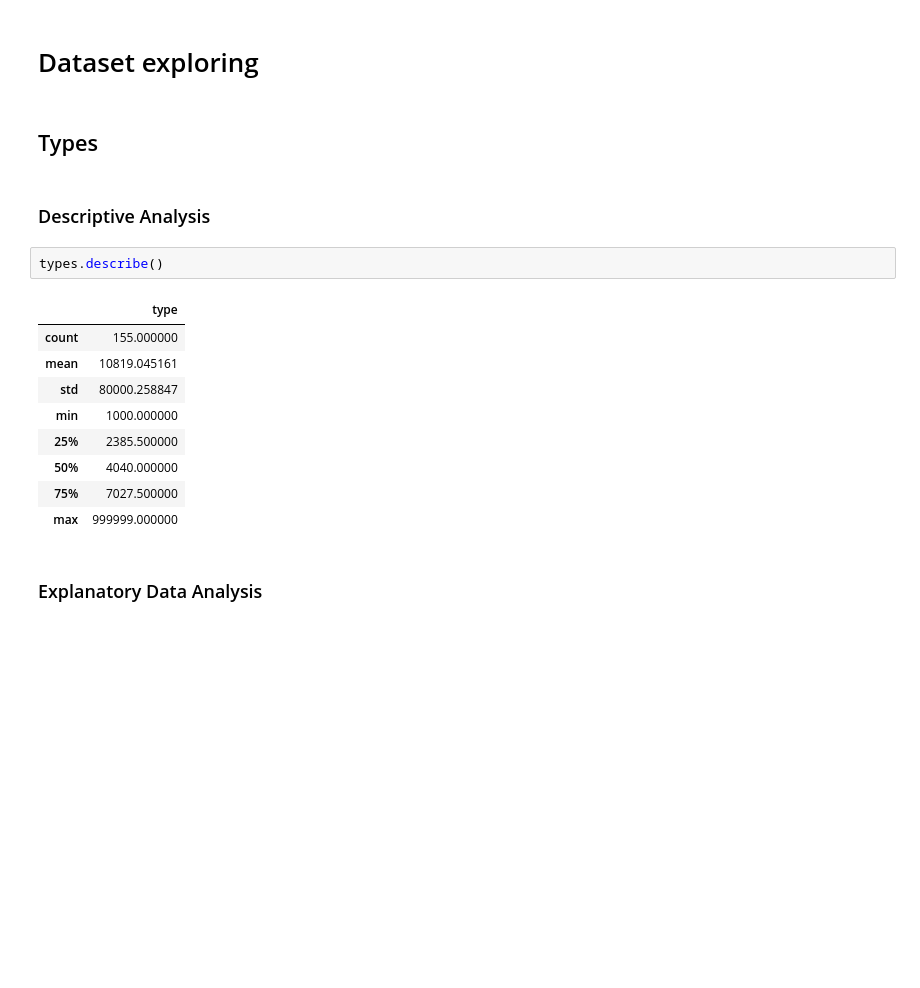
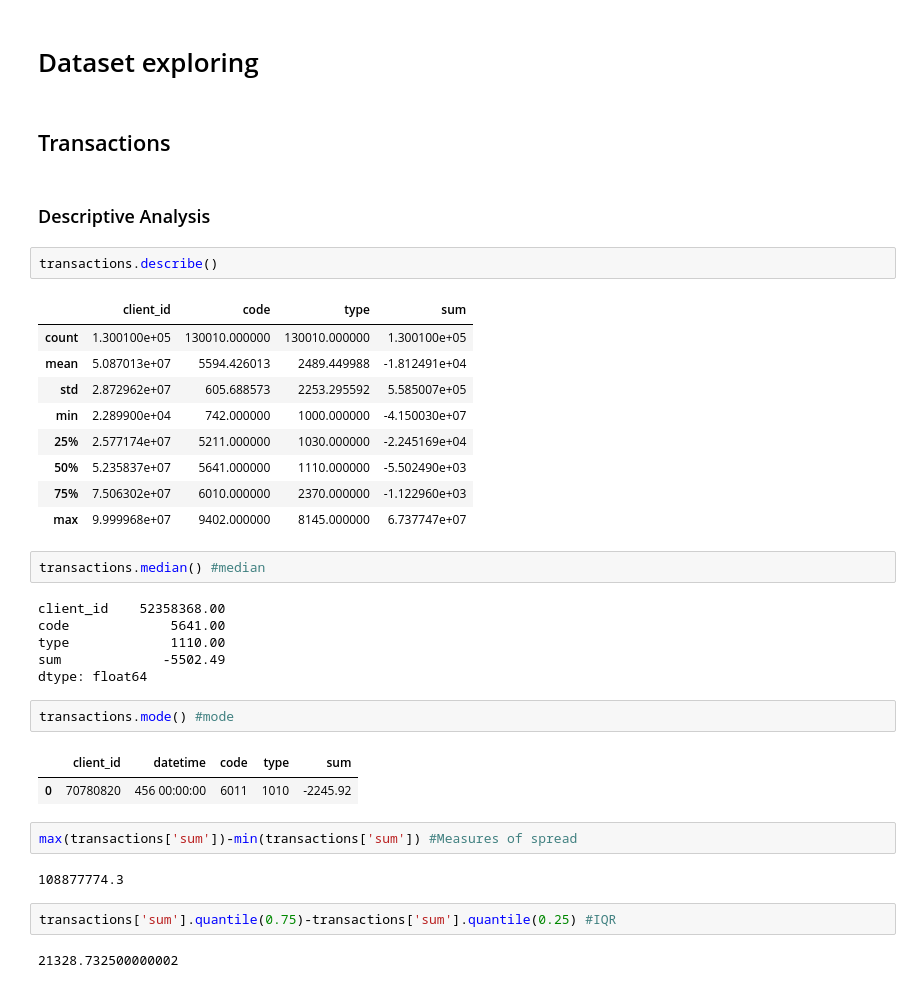
Before and after one commit to talghatovich/Assignment_IRDM_AAA, a Jupyter notebook: Assignment_4_5.ipynb, the cells around one changed output. Saved outputs shown, nothing was run; the diff lists cells and outputs as text; blank space fills up the shorter version.

Commit message:
Transactions (descriptive statistics & EDA)
Have done the part with descriptive statistics and some part of Explanatory Data Analysis

```diff
--- a/Assignment_4_5.ipynb
+++ b/Assignment_4_5.ipynb
@@ -11,21 +12,40 @@ train_set = pd.read_csv(r'C:\Users\aitpa\Desktop\IRDM week 8\datasets\train_set.
 test_set = pd.read_csv(r'C:\Users\aitpa\Desktop\IRDM week 8\datasets\test_set.csv', sep=';')
 # %% [markdown]
 # Dataset exploring
-# %% [markdown]
-## Types
-# %% [markdown]
-### Descriptive Analysis
+# %% [markdown]
+## Transactions
+# %% [markdown]
+### Descriptive Analysis
 # %%
-types.describe()
+transactions.describe()
 # %% [output]
-|  | type |
-| count | 155.000000 |
-| mean | 10819.045161 |
-| std | 80000.258847 |
-| min | 1000.000000 |
-| 25% | 2385.500000 |
-| 50% | 4040.000000 |
-| 75% | 7027.500000 |
-| max | 999999.000000 |
+|  | client_id | code | type | sum |
+| count | 1.300100e+05 | 130010.000000 | 130010.000000 | 1.300100e+05 |
+| mean | 5.087013e+07 | 5594.426013 | 2489.449988 | -1.812491e+04 |
+| std | 2.872962e+07 | 605.688573 | 2253.295592 | 5.585007e+05 |
+| min | 2.289900e+04 | 742.000000 | 1000.000000 | -4.150030e+07 |
+| 25% | 2.577174e+07 | 5211.000000 | 1030.000000 | -2.245169e+04 |
+| 50% | 5.235837e+07 | 5641.000000 | 1110.000000 | -5.502490e+03 |
+| 75% | 7.506302e+07 | 6010.000000 | 2370.000000 | -1.122960e+03 |
+| max | 9.999968e+07 | 9402.000000 | 8145.000000 | 6.737747e+07 |
-# %% [markdown]
-### Explanatory Data Analysis
+# %%
+transactions.median() #median
+# %% [output]
+client_id    52358368.00
+code             5641.00
+type             1110.00
+sum             -5502.49
+dtype: float64
+# %%
+transactions.mode() #mode
+# %% [output]
+|  | client_id | datetime | code | type | sum |
+| 0 | 70780820 | 456 00:00:00 | 6011 | 1010 | -2245.92 |
+# %%
+max(transactions['sum'])-min(transactions['sum']) #Measures of spread
+# %% [output]
+108877774.3
+# %%
+transactions['sum'].quantile(0.75)-transactions['sum'].quantile(0.25) #IQR
+# %% [output]
+21328.732500000002
```
Also changed, not shown: parts of 35 cells of this notebook.
